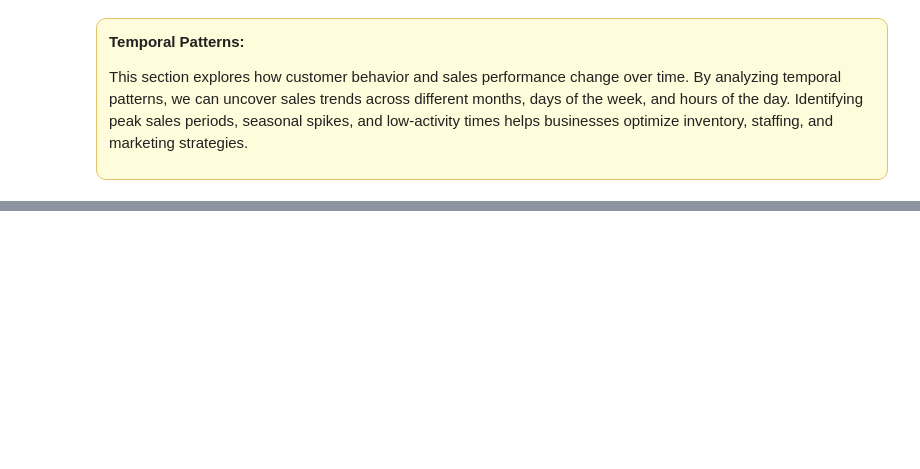
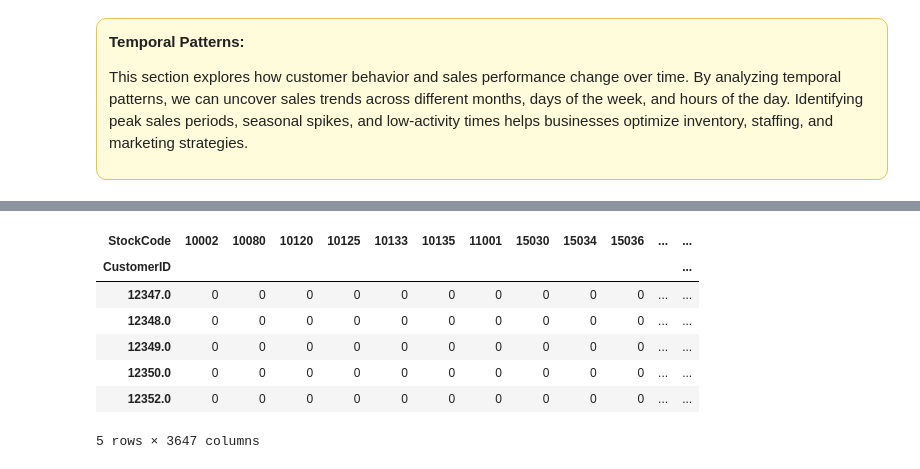
Before and after one commit to AzizbekAvazov/eda-uci-retail-dataset, a Jupyter notebook: notebooks/01_data_exploration.ipynb, the cells around one changed output, grey strips where cells are left out. Saved outputs shown, nothing was run; the diff lists cells and outputs as text; code cells hidden in the pictures; blank space fills up the shorter version.

```diff
--- a/notebooks/01_data_exploration.ipynb
+++ b/notebooks/01_data_exploration.ipynb
@@ -1907,0 +1947,17 @@ plt.show()
+# %%
+# Use complete_cleander_orders that contains only complete and non-outlier rows
+user_item_matrix = complete_cleaned_orders.pivot_table(index='CustomerID',
+                                  columns='StockCode',
+                                  values='Quantity',
+                                  aggfunc='sum',
+                                  fill_value=0)
+user_item_matrix.head()
+# %% [output]
+| StockCode | 10002 | 10080 | 10120 | 10125 | 10133 | 10135 | 11001 | 15030 | 15034 | 15036 | ... | ... |
+| CustomerID |  |  |  |  |  |  |  |  |  |  |  | ... |
+| 12347.0 | 0 | 0 | 0 | 0 | 0 | 0 | 0 | 0 | 0 | 0 | ... | ... |
+| 12348.0 | 0 | 0 | 0 | 0 | 0 | 0 | 0 | 0 | 0 | 0 | ... | ... |
+| 12349.0 | 0 | 0 | 0 | 0 | 0 | 0 | 0 | 0 | 0 | 0 | ... | ... |
+| 12350.0 | 0 | 0 | 0 | 0 | 0 | 0 | 0 | 0 | 0 | 0 | ... | ... |
+| 12352.0 | 0 | 0 | 0 | 0 | 0 | 0 | 0 | 0 | 0 | 0 | ... | ... |
+5 rows × 3647 columns
```
Also changed, not shown: parts of 96 cells of this notebook, 1 other file.
